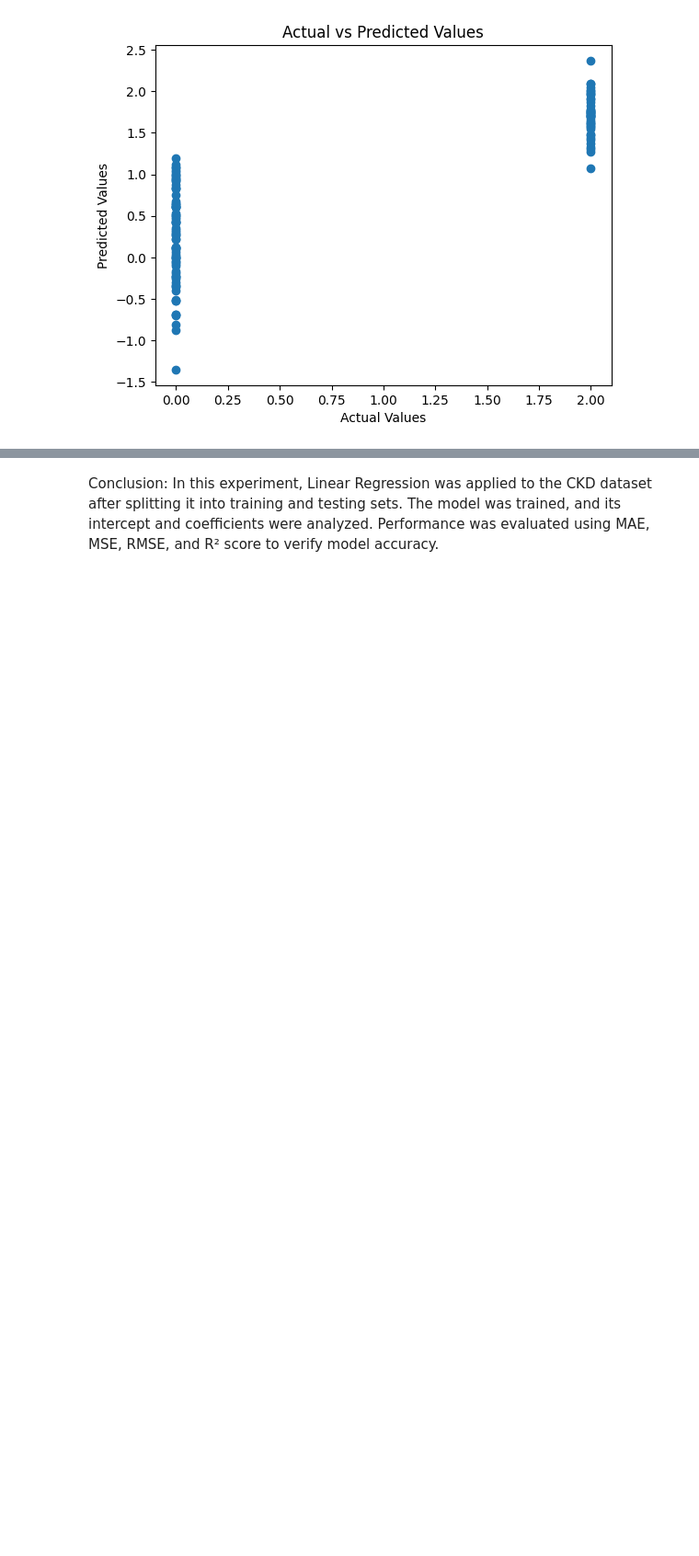
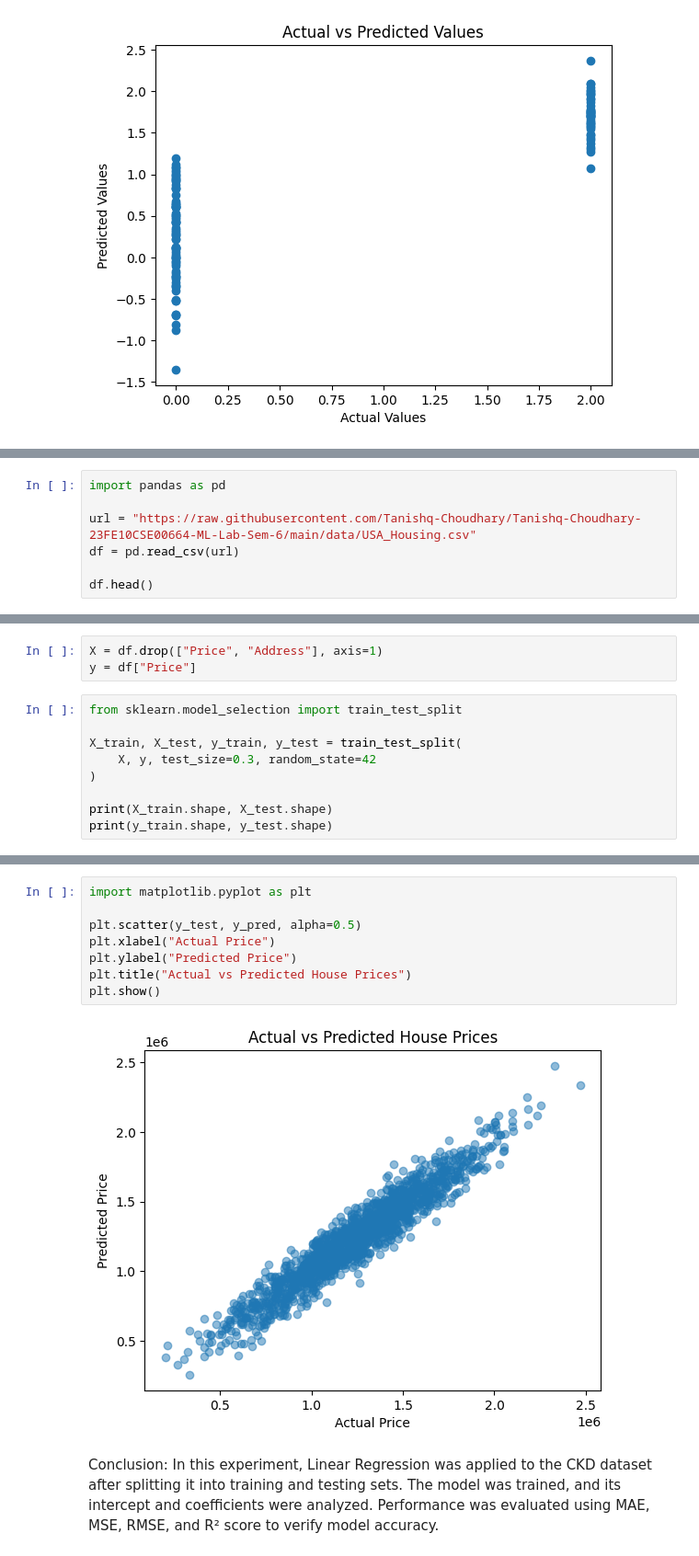
Before and after one commit to Tanishq-Choudhary/Tanishq-Choudhary-23FE10CSE00664-ML-Lab-Sem-6, a Jupyter notebook: Lab4_Kidney.ipynb, the cells around one changed output, grey strips where cells are left out. Shown at 92% size. Cells and saved outputs as stored; diff of their text form; blank space fills up the shorter version.

```diff
--- a/Lab4_Kidney.ipynb
+++ b/Lab4_Kidney.ipynb
@@ -145,0 +148,7 @@ plt.show()
+# %%
+import pandas as pd
+
+url = "https://raw.githubusercontent.com/Tanishq-Choudhary/Tanishq-Choudhary-23FE10CSE00664-ML-Lab-Sem-6/main/data/USA_Housing.csv"
+df = pd.read_csv(url)
+
+df.head()
@@ -145,0 +165,12 @@ plt.show()
+# %%
+X = df.drop(["Price", "Address"], axis=1)
+y = df["Price"]
+# %%
+from sklearn.model_selection import train_test_split
+
+X_train, X_test, y_train, y_test = train_test_split(
+    X, y, test_size=0.3, random_state=42
+)
+
+print(X_train.shape, X_test.shape)
+print(y_train.shape, y_test.shape)
@@ -146,2 +214,12 @@ plt.show()
+# %%
+import matplotlib.pyplot as plt
+
+plt.scatter(y_test, y_pred, alpha=0.5)
+plt.xlabel("Actual Price")
+plt.ylabel("Predicted Price")
+plt.title("Actual vs Predicted House Prices")
+plt.show()
+# %% [output]
+[figure, added]
 # %% [markdown]
 Conclusion: In this experiment, Linear Regression was applied to the CKD dataset after splitting it into training and testing sets. The model was trained, and its intercept and coefficients were analyzed. Performance was evaluated using MAE, MSE, RMSE, and R² score to verify model accuracy.
```
Also changed, not shown: parts of 6 cells of this notebook.
